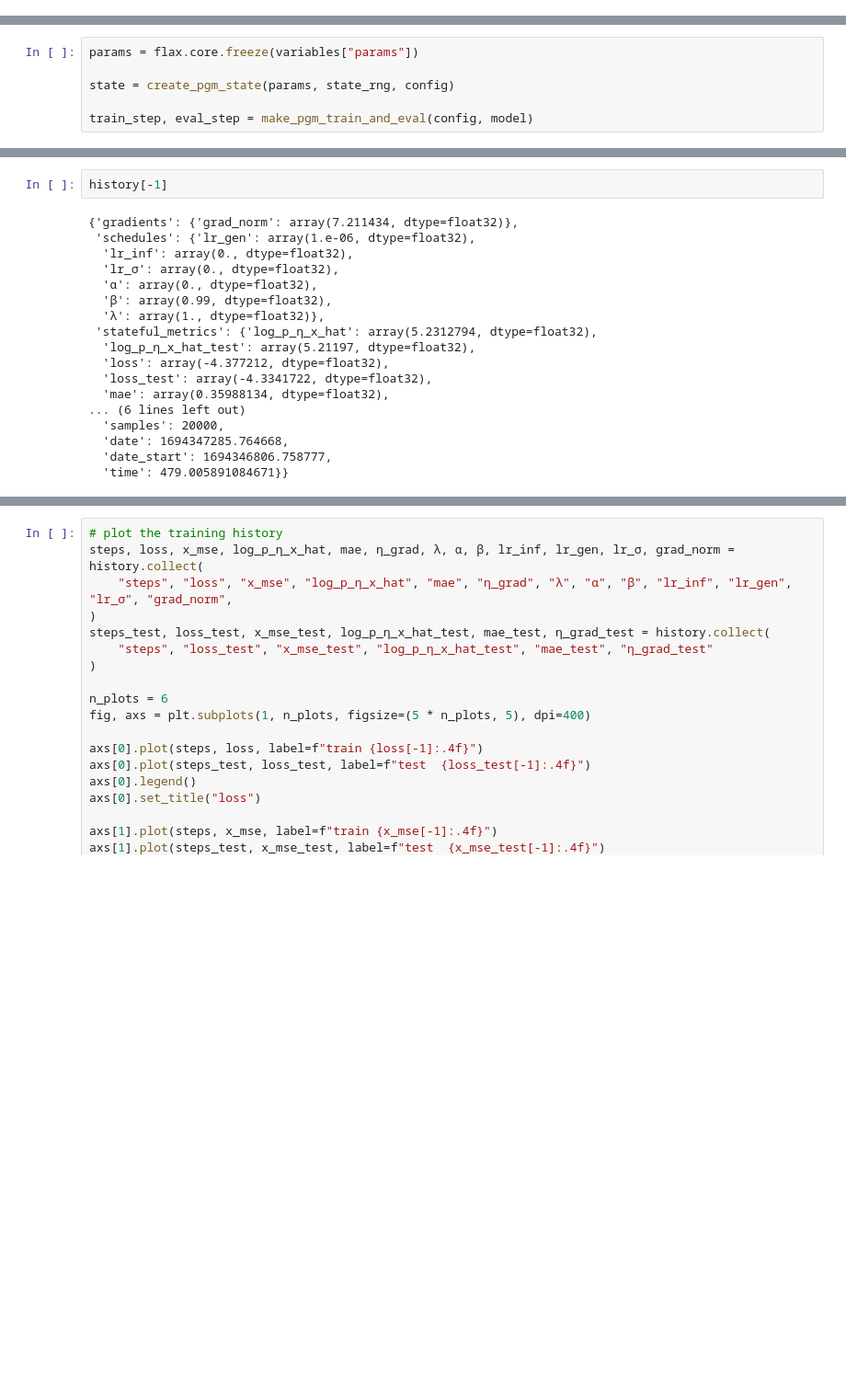
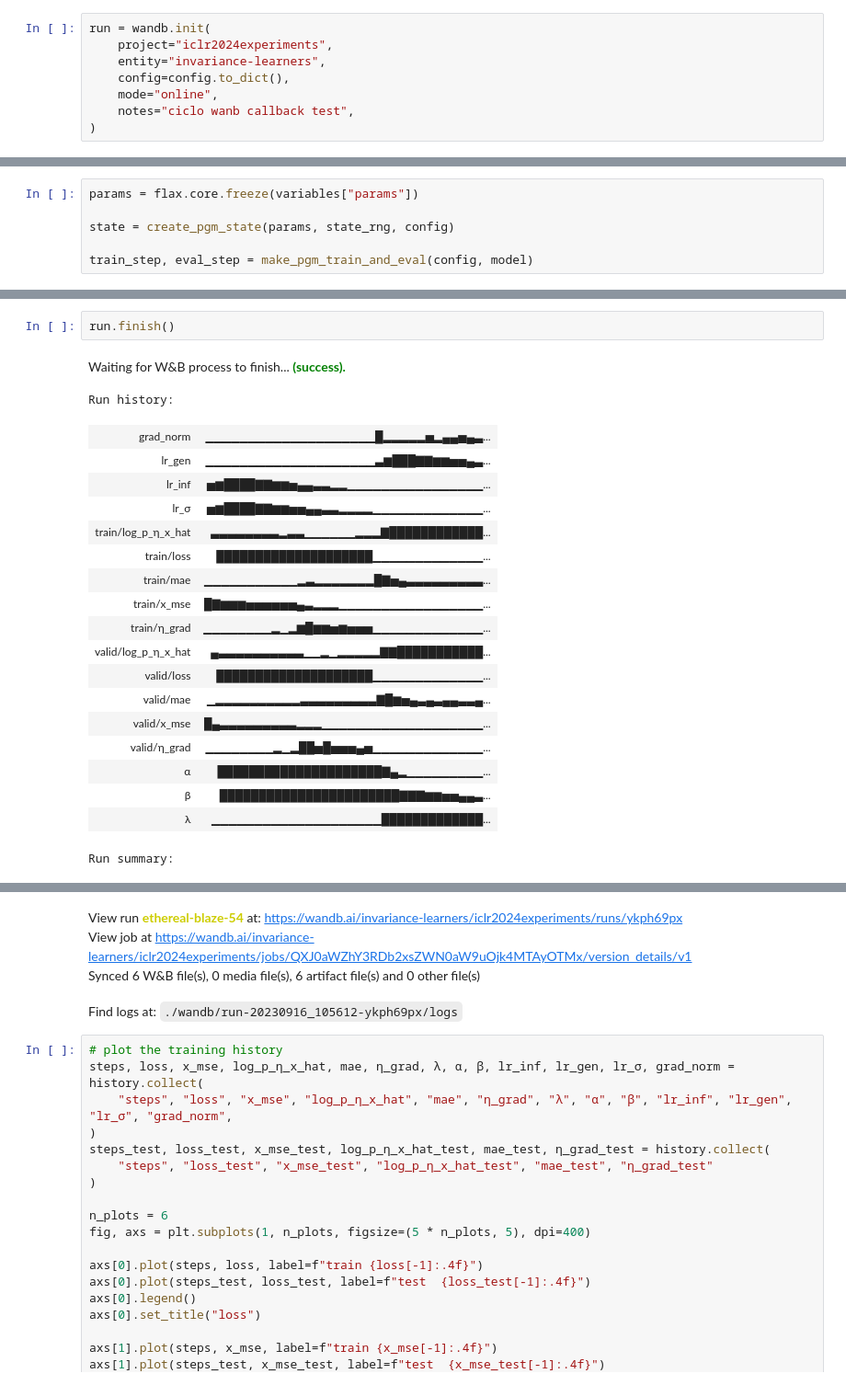
Before and after one commit to cambridge-mlg/sgm, a Jupyter notebook: notebooks/proto_gen_model.ipynb, the cells around one changed output, grey strips where cells are left out. Shown at 92% size. Drawn from its saved outputs; the diff is of its cells as text; blank space fills up the shorter version.

Commit message:
Add custom wandb logger for ciclo

```diff
--- a/notebooks/proto_gen_model.ipynb
+++ b/notebooks/proto_gen_model.ipynb
@@ -53,3 +62,11 @@ print((3 * config.model.generative.num_bins + 1) * len(config.model.bounds), con
 # Note, we probably want the first number to be smaller than the second number. Haven't tested this yet.
 # %% [output]
 65 256
+# %%
+run = wandb.init(
+    project="iclr2024experiments",
+    entity="invariance-learners",
+    config=config.to_dict(),
+    mode="online",
+    notes="ciclo wanb callback test",
+)
@@ -140,20 +166,23 @@ final_state, history, _ = ciclo.train_loop(
-# %%
-history[-1]
-# %% [output]
-{'gradients': {'grad_norm': array(7.211434, dtype=float32)},
- 'schedules': {'lr_gen': array(1.e-06, dtype=float32),
-  'lr_inf': array(0., dtype=float32),
-  'lr_σ': array(0., dtype=float32),
-  'α': array(0., dtype=float32),
-  'β': array(0.99, dtype=float32),
-  'λ': array(1., dtype=float32)},
- 'stateful_metrics': {'log_p_η_x_hat': array(5.2312794, dtype=float32),
-  'log_p_η_x_hat_test': array(5.21197, dtype=float32),
-  'loss': array(-4.377212, dtype=float32),
-  'loss_test': array(-4.3341722, dtype=float32),
-  'mae': array(0.35988134, dtype=float32),
-... (6 lines left out)
-  'samples': 20000,
-  'date': 1694347285.764668,
-  'date_start': 1694346806.758777,
-  'time': 479.005891084671}}
+# %%
+run.finish()
+# %% [output]
+Waiting for W&B process to finish... (success).
+Run history:
+| grad_norm | ▁▁▁▁▁▁▁▁▁▁▁▁▁▁▁▁▁▁▁▁█▂▂▂▂▂▅▂▄▄▅▄▃... |
+| lr_gen | ▁▁▁▁▁▁▁▁▁▁▁▁▁▁▁▁▁▁▁▁▃▆███▇▇▆▆▅▅▄▃... |
+| lr_inf | ▅▆████▇▇▆▆▅▄▄▃▃▂▂▁▁▁▁▁▁▁▁▁▁▁▁▁▁▁▁... |
+| lr_σ | ▅▆████▇▇▆▆▅▅▄▄▃▃▂▂▂▂▁▁▁▁▁▁▁▁▁▁▁▁▁... |
+| train/log_p_η_x_hat | ▃▃▃▃▃▃▃▃▂▃▃▁▁▁▁▁▁▂▂▂▇████████████... |
+| train/loss | ████████████████████▁▁▁▁▁▁▁▁▁▁▁▁▁... |
+| train/mae | ▁▁▁▁▁▁▁▁▁▁▁▂▃▂▂▂▂▂▂▂█▇▅▄▃▃▃▃▃▃▃▃▃... |
+| train/x_mse | █▇▆▆▆▅▅▅▅▅▅▄▃▂▂▂▁▁▁▁▁▁▁▁▁▁▁▁▁▁▁▁▁... |
+| train/η_grad | ▁▁▁▁▁▁▁▁▂▁▂▆█▆▆▅▆▅▅▅▁▁▁▁▁▁▁▁▁▁▁▁▁... |
+| valid/log_p_η_x_hat | ▄▃▃▃▃▃▃▃▃▃▃▁▁▂▁▂▂▂▂▂▇▇███████████... |
+| valid/loss | ████████████████████▁▁▁▁▁▁▁▁▁▁▁▁▁... |
+| valid/mae | ▁▂▂▂▂▂▂▂▂▂▂▃▃▃▃▃▃▃▃▃▇█▆▅▄▃▄▃▄▄▃▃▄... |
+| valid/x_mse | █▄▃▃▃▃▃▃▃▃▃▂▂▂▁▁▁▁▁▁▁▁▁▁▁▁▁▁▁▁▁▁▁... |
+| valid/η_grad | ▁▁▁▁▁▁▁▁▂▁▂██▅█▅▅▅▄▅▁▁▁▁▁▁▁▁▁▁▁▁▁... |
+| α | █████████████████████▇▄▂▁▁▁▁▁▁▁▁▁... |
+| β | ███████████████████████▇▇▇▆▆▅▅▄▄▃... |
+| λ | ▁▁▁▁▁▁▁▁▁▁▁▁▁▁▁▁▁▁▁▁█████████████... |
+Run summary:
@@ -160,3 +206,7 @@ history[-1]
+View run ethereal-blaze-54 at: https://wandb.ai/invariance-learners/iclr2024experiments/runs/ykph69px
+View job at https://wandb.ai/invariance-learners/iclr2024experiments/jobs/QXJ0aWZhY3RDb2xsZWN0aW9uOjk4MTAyOTMx/version_details/v1
+Synced 6 W&B file(s), 0 media file(s), 6 artifact file(s) and 0 other file(s)
+Find logs at: ./wandb/run-20230916_105612-ykph69px/logs
 # %%
 # plot the training history
 steps, loss, x_mse, log_p_η_x_hat, mae, η_grad, λ, α, β, lr_inf, lr_gen, lr_σ, grad_norm = history.collect(
```
Also changed, not shown: parts of 4 cells of this notebook, 1 other file.
